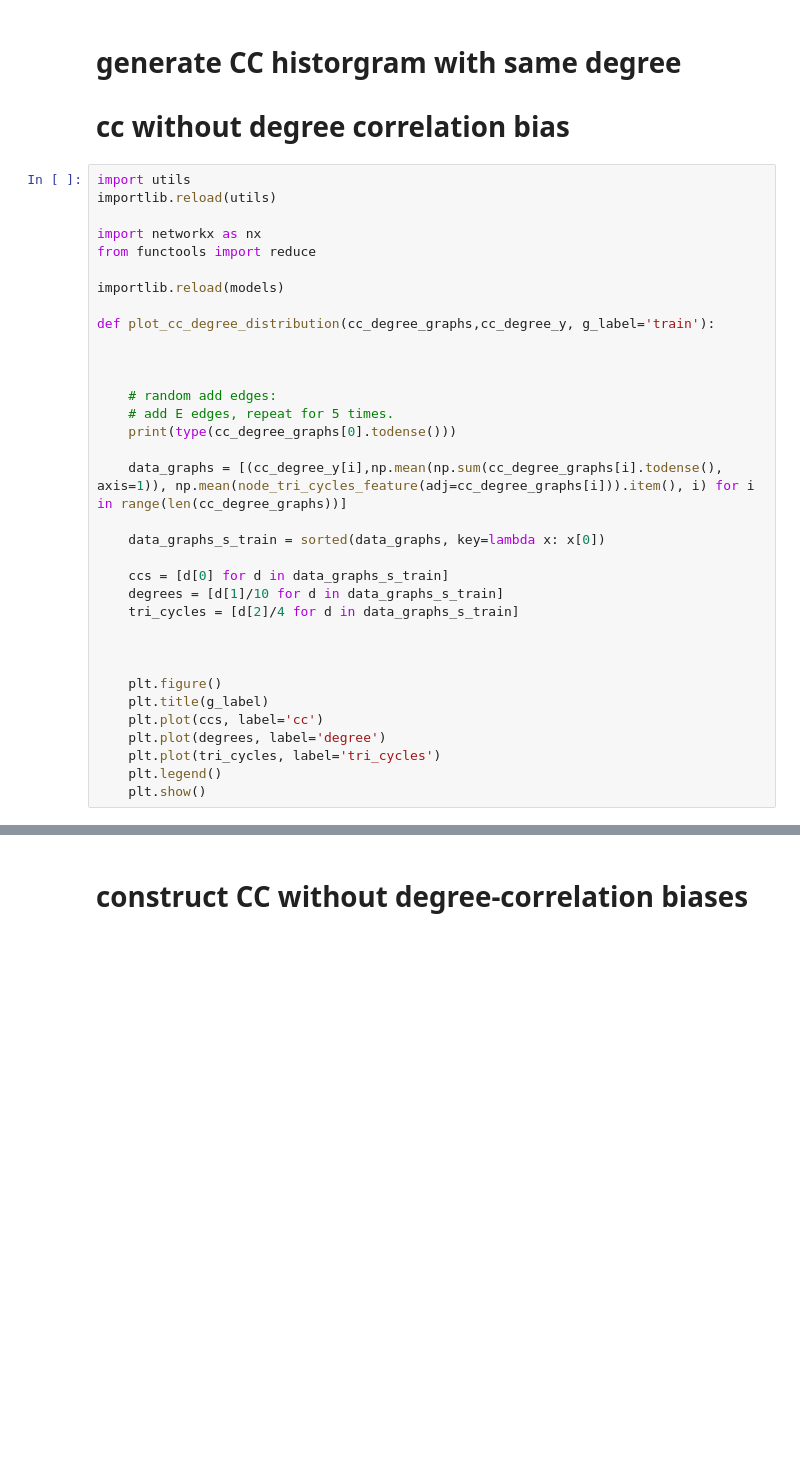
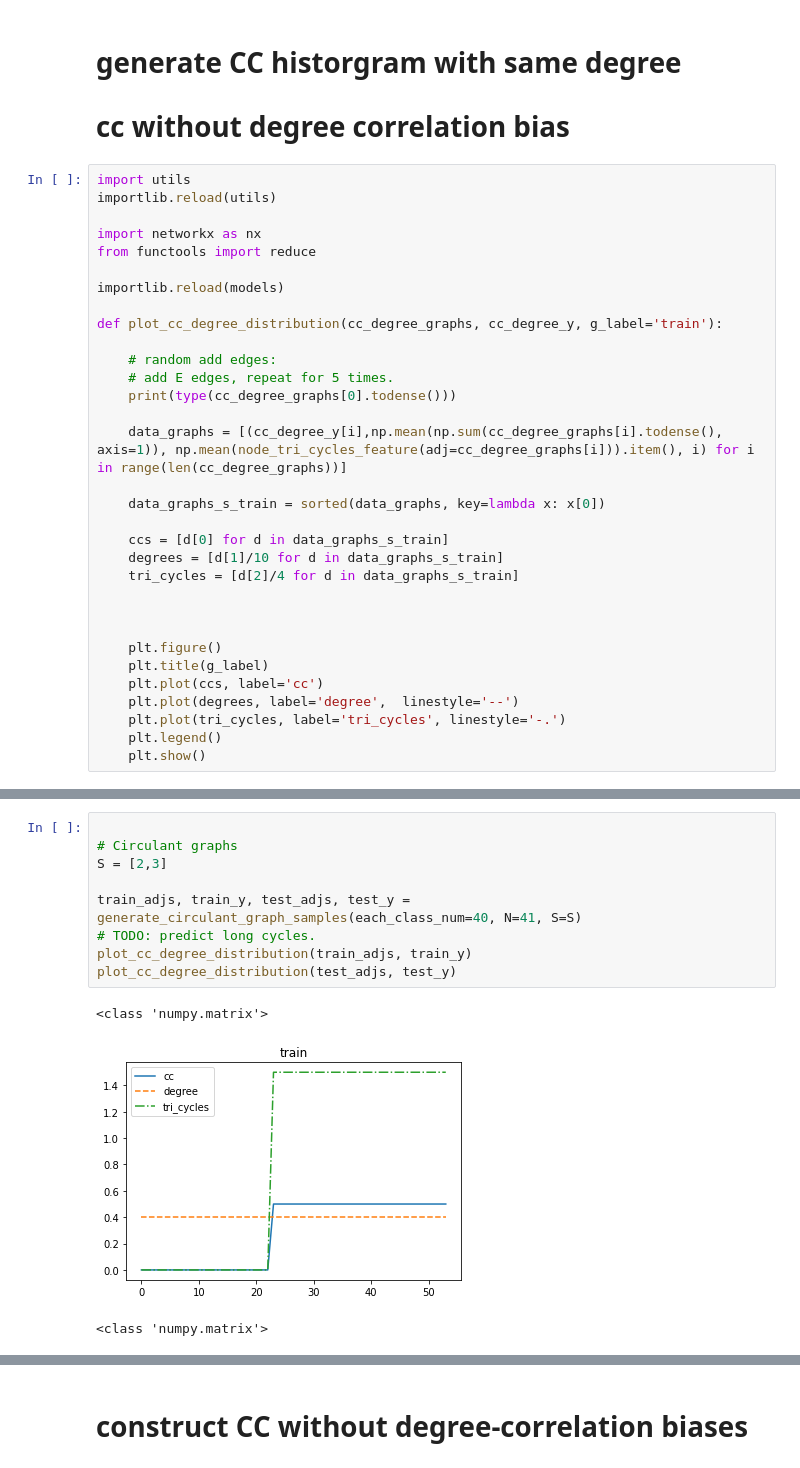
Before and after one commit to ICLab4DL/GNNBenchEffectiveness, a Jupyter notebook: benchmark_cc_d.ipynb, the cells around one changed output, grey strips where cells are left out. Cells and saved outputs as stored; diff of their text form; blank space fills up the shorter version.

```diff
--- a/benchmark_cc_d.ipynb
+++ b/benchmark_cc_d.ipynb
@@ -1438,9 +1465,7 @@ from functools import reduce
 
 importlib.reload(models)
 
-def plot_cc_degree_distribution(cc_degree_graphs,cc_degree_y, g_label='train'):
-
-
+def plot_cc_degree_distribution(cc_degree_graphs, cc_degree_y, g_label='train'):
 
     # random add edges:
     # add E edges, repeat for 5 times.
@@ -1459,8 +1484,8 @@ def plot_cc_degree_distribution(cc_degree_graphs,cc_degree_y, g_label='train'):
     plt.figure()
     plt.title(g_label)
     plt.plot(ccs, label='cc')
-    plt.plot(degrees, label='degree')
-    plt.plot(tri_cycles, label='tri_cycles')
+    plt.plot(degrees, label='degree',  linestyle='--')
+    plt.plot(tri_cycles, label='tri_cycles', linestyle='-.')
     plt.legend()
     plt.show()
 # %%
@@ -1476,0 +1498,13 @@ plot_cc_degree_distribution(train_adjs, train_y)
+# %%
+
+# Circulant graphs
+S = [2,3]
+
+train_adjs, train_y, test_adjs, test_y = generate_circulant_graph_samples(each_class_num=40, N=41, S=S)
+# TODO: predict long cycles.
+plot_cc_degree_distribution(train_adjs, train_y)
+plot_cc_degree_distribution(test_adjs, test_y)
+# %% [output]
+<class 'numpy.matrix'>
+[figure, added]
+<class 'numpy.matrix'>
```
Also changed, not shown: parts of 15 cells of this notebook.
